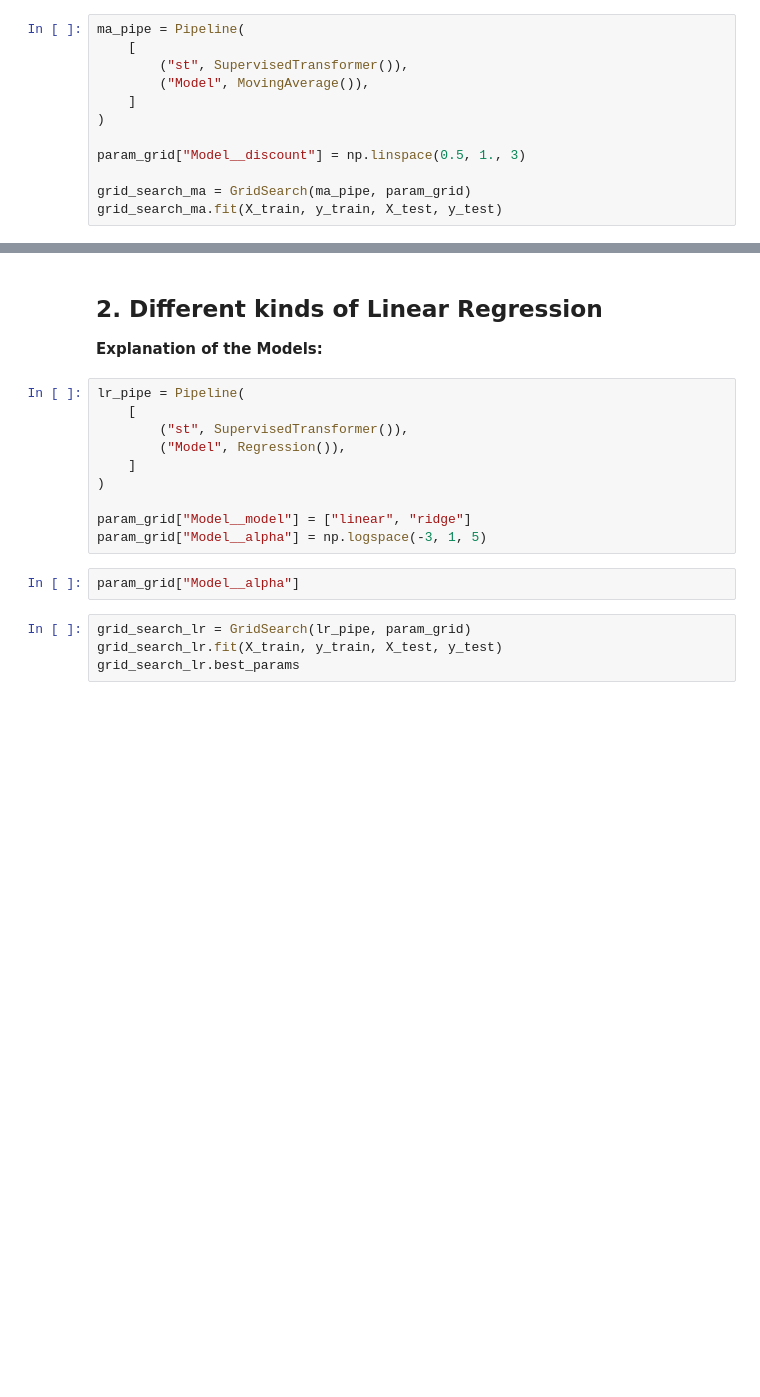
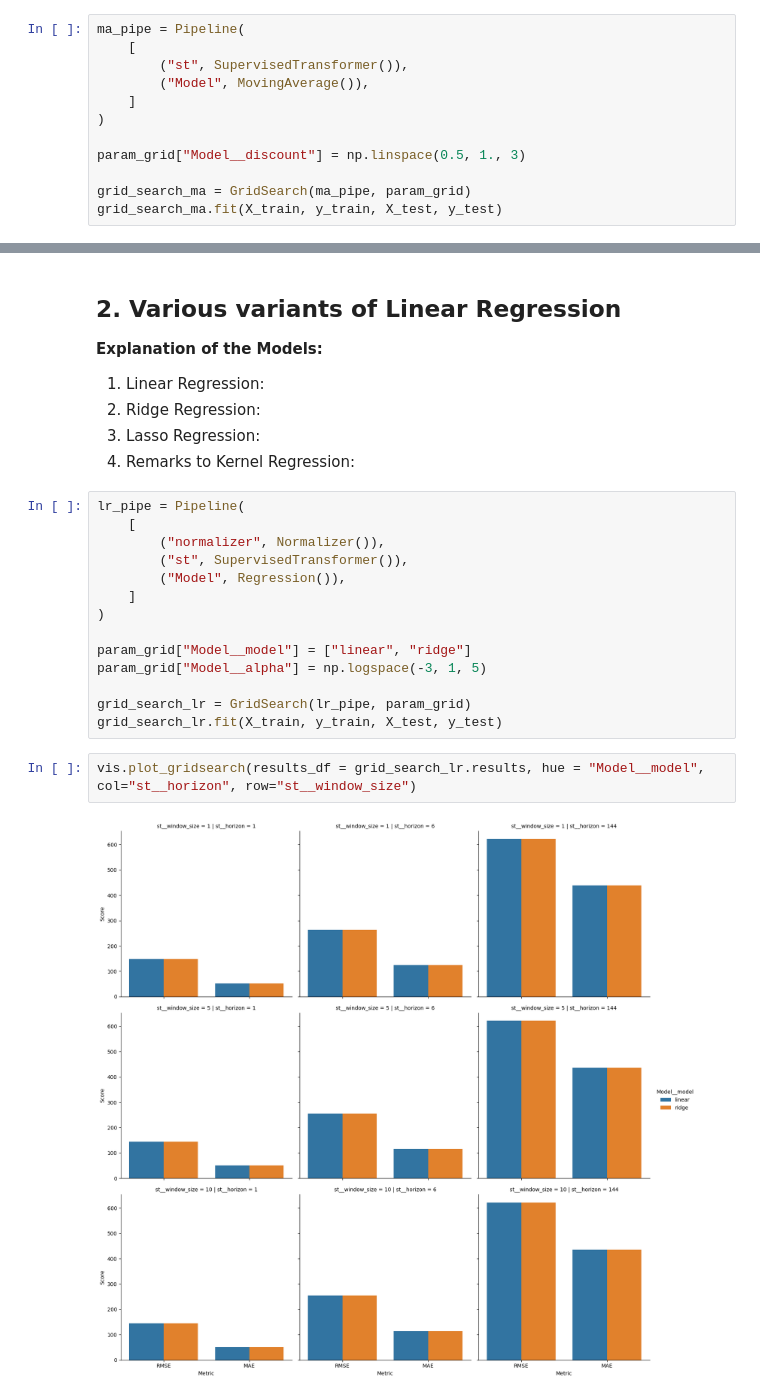
Before and after one commit to H-Kugler/forecasting-wind-power, a Jupyter notebook: notebooks/evaluation.ipynb, the cells around one changed output, grey strips where cells are left out. Saved outputs shown, nothing was run; the diff lists cells and outputs as text; blank space fills up the shorter version.

```diff
--- a/notebooks/evaluation.ipynb
+++ b/notebooks/evaluation.ipynb
@@ -136,10 +148,16 @@ param_grid
 # %% [markdown]
-## 2. Different kinds of Linear Regression
+## 2. Various variants of Linear Regression
 
 **Explanation of the Models:**
+
+1. Linear Regression:
+2. Ridge Regression:
+3. Lasso Regression:
+4. Remarks to Kernel Regression:
 # %%
 lr_pipe = Pipeline(
     [
+        ("normalizer", Normalizer()),
         ("st", SupervisedTransformer()),
         ("Model", Regression()),
     ]
@@ -147,9 +165,10 @@ lr_pipe = Pipeline(
 
 param_grid["Model__model"] = ["linear", "ridge"]
 param_grid["Model__alpha"] = np.logspace(-3, 1, 5)
+
+grid_search_lr = GridSearch(lr_pipe, param_grid)
+grid_search_lr.fit(X_train, y_train, X_test, y_test)
-# %%
-param_grid["Model__alpha"]
-# %%
-grid_search_lr = GridSearch(lr_pipe, param_grid)
-grid_search_lr.fit(X_train, y_train, X_test, y_test)
-grid_search_lr.best_params
+# %%
+vis.plot_gridsearch(results_df = grid_search_lr.results, hue = "Model__model", col="st__horizon", row="st__window_size")
+# %% [output]
+[figure, added]
```
Also changed, not shown: parts of 15 cells of this notebook, 5 other files.
